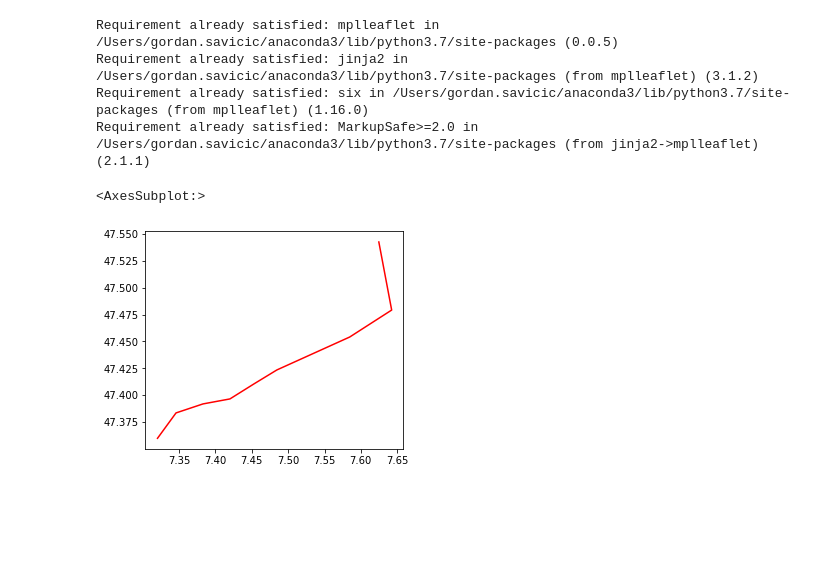
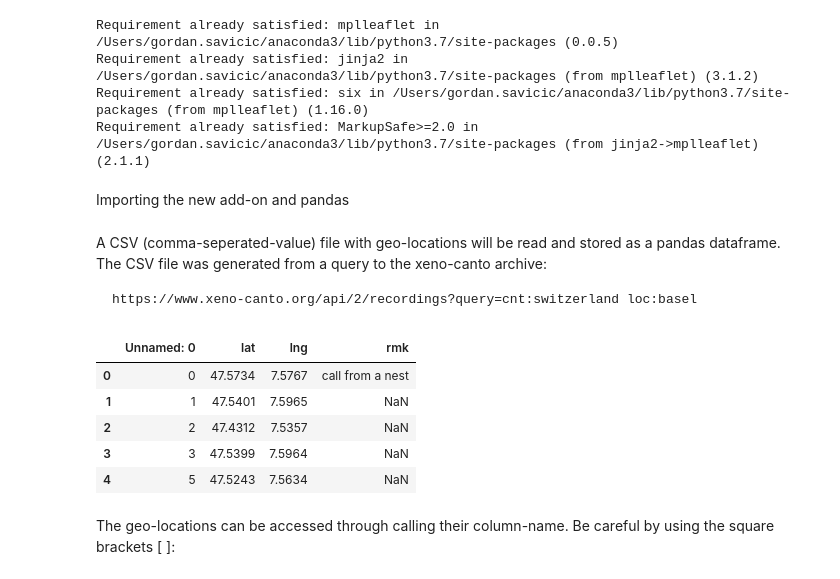
Before and after one commit to fleshgordo/cocreate22, a Jupyter notebook: 004_plotting.ipynb, the cells around one changed output. Drawn from its saved outputs; the diff is of its cells as text; code cells hidden in the pictures; blank space fills up the shorter version.

`````diff
--- a/004_plotting.ipynb
+++ b/004_plotting.ipynb
@@ -69,5 +69,7 @@ Requirement already satisfied: mplleaflet in /Users/gordan.savicic/anaconda3/lib
 Requirement already satisfied: jinja2 in /Users/gordan.savicic/anaconda3/lib/python3.7/site-packages (from mplleaflet) (3.1.2)
 Requirement already satisfied: six in /Users/gordan.savicic/anaconda3/lib/python3.7/site-packages (from mplleaflet) (1.16.0)
 Requirement already satisfied: MarkupSafe>=2.0 in /Users/gordan.savicic/anaconda3/lib/python3.7/site-packages (from jinja2->mplleaflet) (2.1.1)
+# %% [markdown]
+Importing the new add-on and pandas
 # %%
 import mplleaflet
@@ -75,7 +77,18 @@ import geopandas as gpd
+# %% [markdown]
+A CSV (comma-seperated-value) file with geo-locations will be read and stored as a pandas dataframe. The CSV file was generated from a query to the xeno-canto archive:
+
+````
+https://www.xeno-canto.org/api/2/recordings?query=cnt:switzerland loc:basel
+````
 # %%
-track = gpd.read_file("sample_data/track.geojson")
-track.plot(color="red")
-#plt.plot(track['geometry'])
+df = pd.read_csv("./sample_data/output.csv")
+df.head()
 # %% [output]
-<AxesSubplot:>
-[figure, removed]
+|  | Unnamed: 0 | lat | lng | rmk |
+| 0 | 0 | 47.5734 | 7.5767 | call from a nest |
+| 1 | 1 | 47.5401 | 7.5965 | NaN |
+| 2 | 2 | 47.4312 | 7.5357 | NaN |
+| 3 | 3 | 47.5399 | 7.5964 | NaN |
+| 4 | 5 | 47.5243 | 7.5634 | NaN |
+# %% [markdown]
+The geo-locations can be accessed through calling their column-name. Be careful by using the square brackets [ ]:
`````
Also changed, not shown: parts of 12 cells of this notebook, 1 other file.
